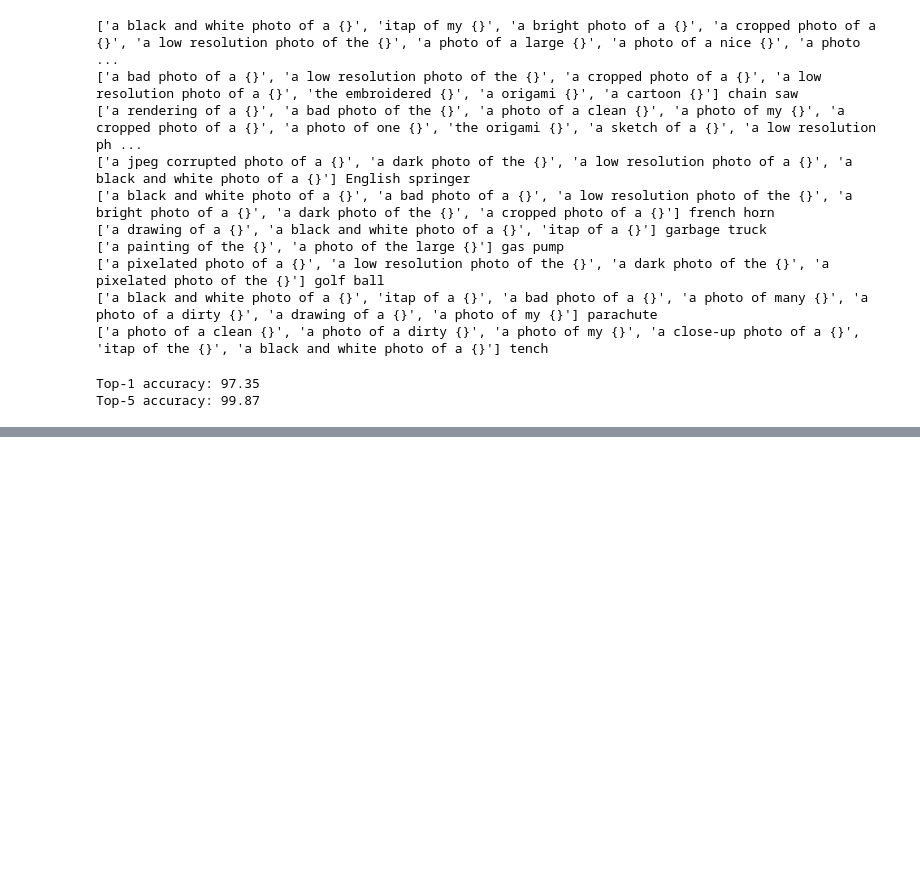
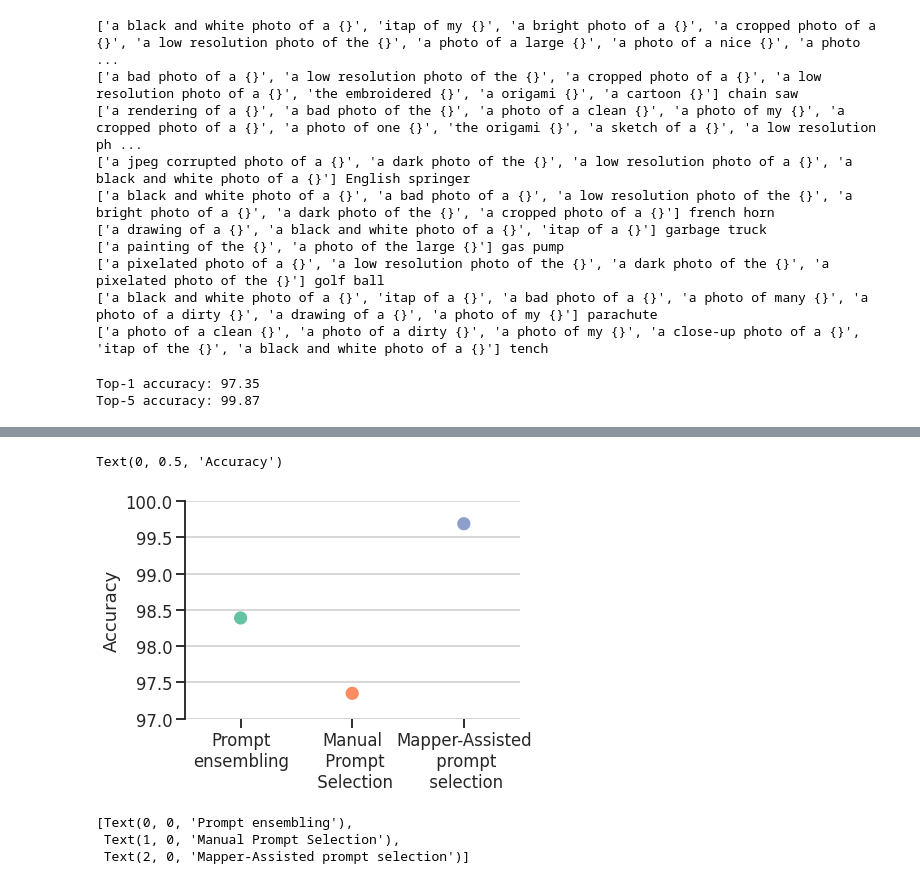
Before and after one commit to ameya005/clip_playground, a Jupyter notebook: CLIP/prompt_analysis-imagenette.ipynb, the cells around one changed output, grey strips where cells are left out. Saved outputs shown, nothing was run; the diff lists cells and outputs as text; code cells hidden in the pictures; blank space fills up the shorter version.

```diff
--- a/CLIP/prompt_analysis-imagenette.ipynb
+++ b/CLIP/prompt_analysis-imagenette.ipynb
@@ -487,0 +504,25 @@ list(relevant_prompts)
+# %%
+x = ['Prompt\nensembling', 'Manual\n Prompt\n Selection', 'Mapper-Assisted\n prompt\n selection']
+# %%
+y = [98.39, 97.35, 99.69]
+# %%
+# sns.set_theme()
+sns.set_style("ticks",{'axes.grid' : True})
+sns.set_context('talk')
+#fig, ax = plt.subplots(figsize=(6,4))
+ax = sns.pointplot(x=x, y=y, join=False, palette='Set2')
+ax.set_ylim(97,100)
+sns.despine(bottom=True)
+labels = [textwrap.fill(label.get_text(), 2) for label in ax.get_xticklabels()]
+ax.set_ylabel('Accuracy')
+#ax.set_xticklabels(labels);
+# wrap_labels(ax, 20)
+# %% [output]
+Text(0, 0.5, 'Accuracy')
+[figure, added]
+# %%
+[label for label in ax.get_xticklabels()]
+# %% [output]
+[Text(0, 0, 'Prompt ensembling'),
+ Text(1, 0, 'Manual Prompt Selection'),
+ Text(2, 0, 'Mapper-Assisted prompt selection')]
```
Also changed, not shown: parts of 7 cells of this notebook.
